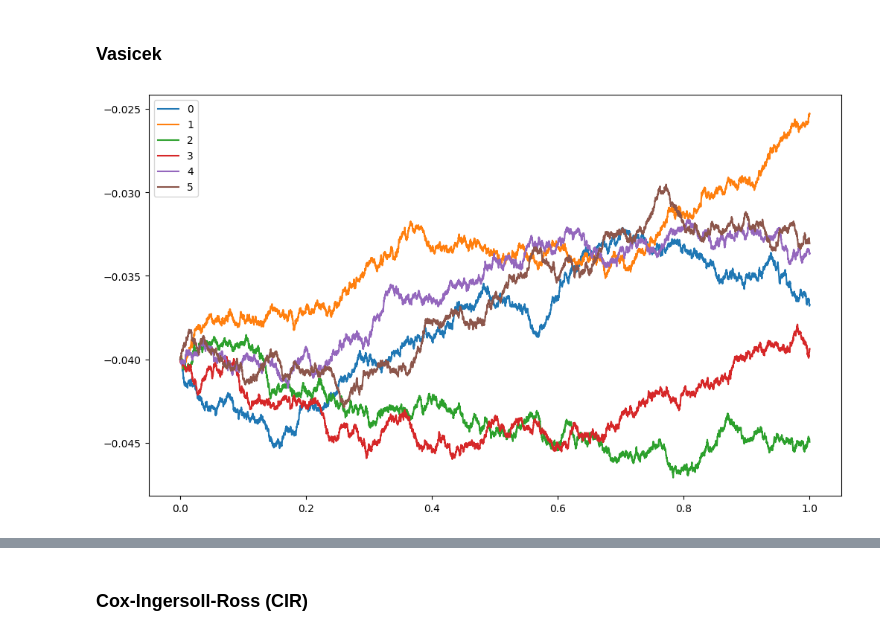
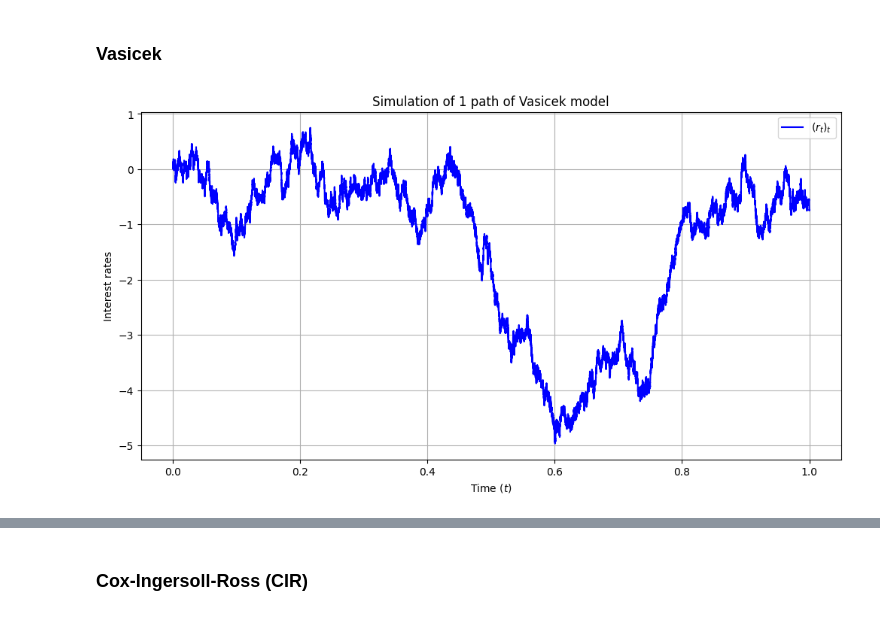
Before and after one commit to lcsrodriguez/CuttingEdge-Milliman, a Jupyter notebook: main.ipynb, the cells around one changed output, grey strips where cells are left out. Cells and saved outputs as stored; diff of their text form; code cells hidden in the pictures.

```diff
--- a/main.ipynb
+++ b/main.ipynb
@@ -30,3 +28,9 @@ _MAX_STEPS = int(1e4)
+# %%
+# Global variables & constants
+_MAX_STEPS = int(1e5)
+
+# Defining the available numerical schemes
+Scheme = Enum('Scheme', ["EULER", "MILSTEIN"])
 # %% [markdown]
 ## Interest rates modelling
 # %% [markdown]
@@ -55,11 +59,18 @@ class VasicekModel:
         """
         return f"Vasicek model (r0 = {self.r0}, kappa = {self.kappa}, theta = {self.theta}, eta = {self.eta})"
 
-    def __str__(self):
+    def __str__(self) -> str:
         """
         Gentle string representation
         """
         return f"Vasicek model (r0 = {self.r0}, kappa = {self.kappa}, theta = {self.theta}, eta = {self.eta})"
+
+    def get_parameter_string(self) -> str:
+        """
+        Function returning a user-friendly string displaying the model parameters values
+        """
+        return f"(r0 = {self.r0}, kappa = {self.kappa}, theta = {self.theta}, eta = {self.eta})"
+
 
     def simulate_euler(self,
                        T: float = 1.0,
@@ -105,24 +113,0 @@ df = cast_df(model.simulate_euler())
-# %%
-def OU_processes(years, timestep, num_sims, startRate, kappa, theta, sigma):
-    """
-    timestep has to be defined in years or a fraction of years
-    e.g. 0.1 => 1/10th of a year; 2 => 2 years
-    """
-    times = np.arange(0,years+timestep,timestep)
-    epsilon = np.random.normal(0, 1, (num_sims, len(times)-1))
-    elt = 0.5 / kappa * (1.0 - np.exp (-2.0 * kappa * timestep))
-    V = elt * sigma ** 2
-    sqrt_V = np.sqrt(V)
-    ou = np.zeros((num_sims, len(times)))
-    ou[:,0] = startRate
-    ou[:, 1:] = np.kron(sqrt_V, np.ones((num_sims, 1))) * epsilon
-    for i in range(1, ou.shape[1]):
-        ou[:, i] += theta * (1 - np.exp(-kappa * timestep))
-        ou[:, i] += np.exp (-kappa * timestep) * ou[:, i-1]
-    ou = pd.DataFrame(np.transpose(ou))
-    ou.index = times
-    return ou
-
-_ = OU_processes(1, 1e-4, 6, -0.04, 1e-3, 2e-2, 0.005).plot(figsize=(12, 7))
-# %% [output]
-[figure, removed]
@@ -128,0 +116,6 @@ _ = OU_processes(1, 1e-4, 6, -0.04, 1e-3, 2e-2, 0.005).plot(figsize=(12, 7))
+# %%
+_ = df.plot(figsize=(12, 6), color="blue", x="t", y ="r", label="$(r_t)_t$")
+_ = plt.grid()
+_, _, _ = plt.xlabel("Time ($t$)"), plt.ylabel("Interest rates"), plt.title("Simulation of 1 path of Vasicek model")
+# %% [output]
+[figure, added]
```
Also changed, not shown: parts of 7 cells of this notebook.
